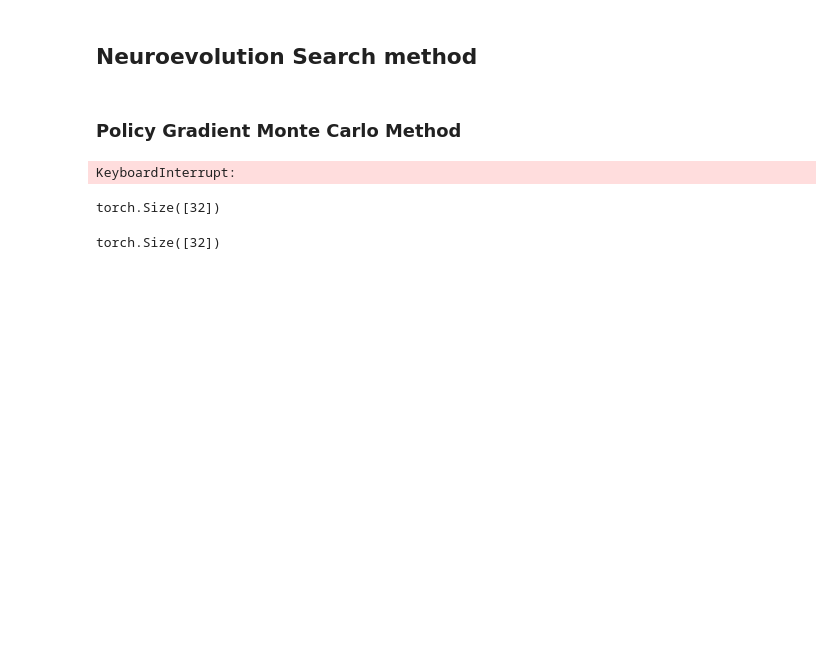
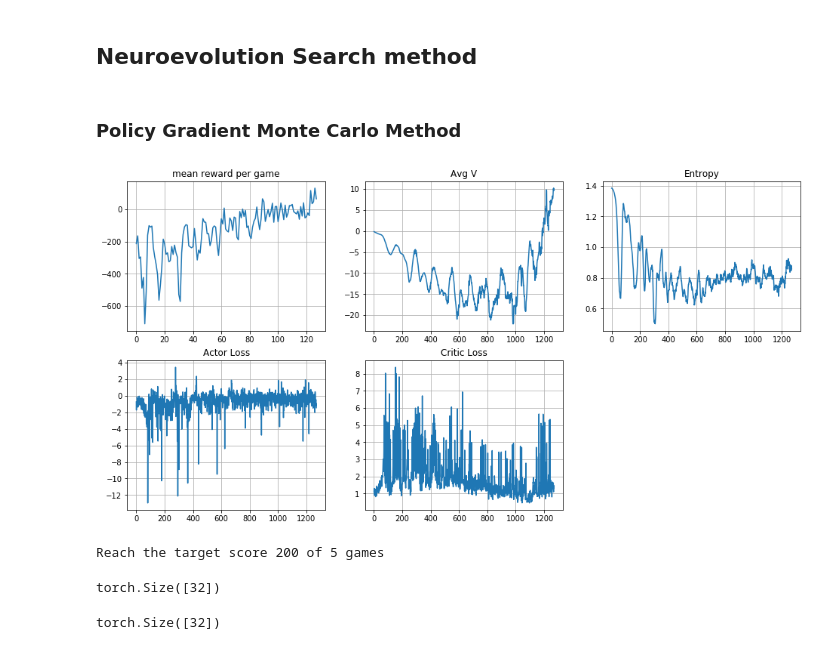
Before and after one commit to etendue/move37, a Jupyter notebook: dqn_pg_box2d.ipynb, the cells around one changed output. Saved outputs shown, nothing was run; the diff lists cells and outputs as text; code cells hidden in the pictures; blank space fills up the shorter version.

Commit message:
reaches score

```diff
--- a/dqn_pg_box2d.ipynb
+++ b/dqn_pg_box2d.ipynb
@@ -755,8 +755,10 @@ eval_env = gym.make("LunarLander-v2")
 device = torch.device("cuda" if torch.cuda.is_available() else "cpu")
 state_dim, n_actions = eval_env.observation_space.shape[0], eval_env.action_space.n
 
-actor_model = MLModel(state_dim, n_actions, n_l1=64, n_l2=256).to(device)
+actor_model = MLModel(state_dim, n_actions, n_l1=128, n_l2=256).to(device)
 critic_model = MLModel(state_dim, 1, n_l1=64, n_l2=128).to(device)
+critic_target_model = MLModel(state_dim, 1, n_l1=64, n_l2=128).to(device)
+critic_target_model.load_state_dict(critic_model.state_dict())
 agent = PGAgent(actor_model)
 
 
@@ -778,7 +780,7 @@ steps_history = []
 
 states = [env.reset() for env in batch_envs]
 states_t = torch.FloatTensor(states).to(device)
-for i in range(STEPS):
+for i in trange(STEPS):
 
     logits_t = actor_model(states_t)
     m = Categorical(logits = logits_t)
@@ -794,7 +796,7 @@ for i in range(STEPS):
     # critic loss
     predicted_states_v = critic_model(states_t).squeeze()
     with torch.no_grad():
-        predicted_next_states_v = critic_model(next_states_t).squeeze()*(1-done_t)
+        predicted_next_states_v = critic_target_model(next_states_t).squeeze()*(1-done_t)
         target_states_v = predicted_next_states_v + rewards_t
 
     L_critic = F.smooth_l1_loss(predicted_states_v, target_states_v)
@@ -815,6 +817,7 @@ for i in range(STEPS):
     L_actor = -J_actor - entropy * 0.1
     optimizer_actor.zero_grad()
     L_actor.backward()
+    optimizer_actor.step()
 
     states_t = next_states_t
 
@@ -824,6 +827,7 @@ for i in range(STEPS):
     baseline_history.append(predicted_states_v.mean().cpu().data.numpy())
 
     if i % 10 == 0:
+        critic_target_model.load_state_dict(critic_model.state_dict())
 
         mean_rw_history.append(evaluate(eval_env, agent, n_games=5))
 
@@ -834,34 +838,35 @@ for i in range(STEPS):
         clear_output(True)
         plt.figure(figsize=[16, 8])
         plt.subplot(2,3,1)
         plt.title("mean reward per game")
         plt.plot(mean_rw_history)
         plt.grid()
 
         plt.subplot(2,3,2)
         plt.title("Avg V")
         plt.plot(baseline_history)
         plt.grid()
 
         plt.subplot(2,3,3)
         plt.title("Entropy")
         plt.plot(entropy_history)
         plt.grid()
 
         plt.subplot(2,3,4)
         plt.title("Actor Loss")
         plt.plot(loss_history)
         plt.grid()
 
 
         plt.subplot(2,3,5)
         plt.title("Critic Loss")
         plt.plot(critic_loss_history)
         plt.grid()
 
         plt.show()
 # %% [output]
+[figure, added]
-KeyboardInterrupt:
+Reach the target score 200 of 5 games
 # %%
 evaluate(eval_env, agent, n_games=1,render=True)
 # %%
```
